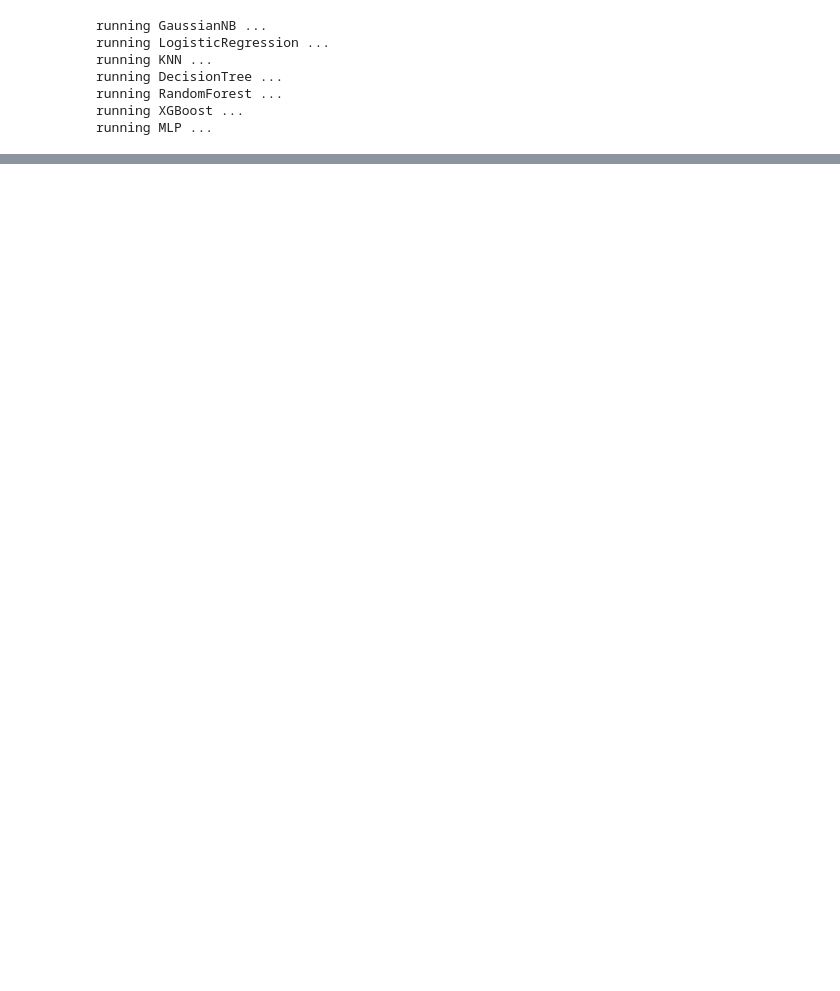
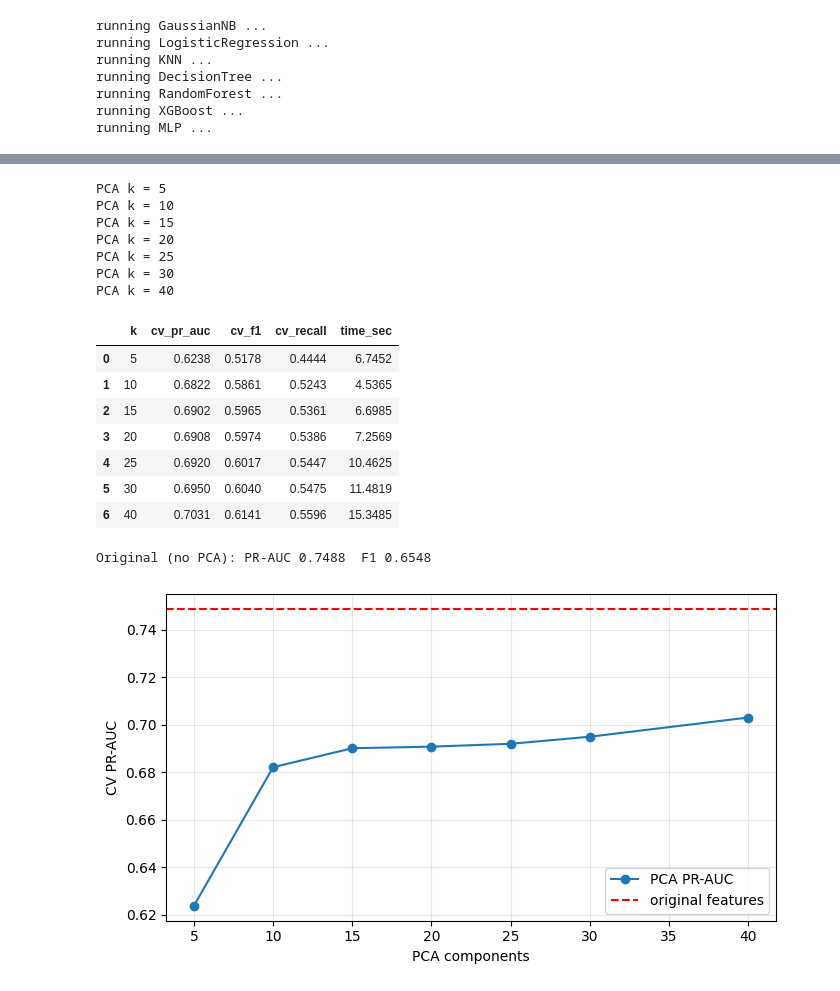
Before and after one commit to nourMelegy/City-Hotel-Booking-Demand-ML-Model, a Jupyter notebook: src/classification/tuned_training/Tuned_classfication_Fixed.ipynb, the cells around one changed output, grey strips where cells are left out. Cells and saved outputs as stored; diff of their text form; code cells hidden in the pictures; blank space fills up the shorter version.

```diff
--- a/src/classification/tuned_training/Tuned_classfication_Fixed.ipynb
+++ b/src/classification/tuned_training/Tuned_classfication_Fixed.ipynb
@@ -228,0 +630,62 @@ baseline.to_csv("../../../outputs/classification_Cross-validation_Results_AfterA
+# %%
+def make_pipe_reduced(model, reducer):
+    enc = ColumnTransformer(
+        [("agent", TargetEncoder(target_type="binary", smooth="auto", cv=5, random_state=SEED), ["Agent"])],
+        remainder="passthrough")
+    return Pipeline([("enc", enc),
+                     ("scaler", StandardScaler()),
+                     ("reduce", reducer),        # PCA or LDA
+                     ("model", model)])
+
+def run_cv_pipe(model_name, rep, pipe):
+    """5-fold CV of a ready pipeline. Same metrics as before."""
+    start = time.time()
+    res = cross_validate(pipe, X_train, y_train, cv=cv5, scoring=scoring, n_jobs=-1)
+    row = {"model": model_name, "features": rep}
+    for m in scoring:
+        row[f"cv_{m}"] = res[f"test_{m}"].mean()
+    row["cv_f1_std"] = res["test_f1"].std()
+    row["time_sec"] = time.time() - start
+    return row
+# %%
+best_xgb = clone(searches["XGBoost"].best_estimator_.named_steps["model"])   # tuned settings
+
+ref = run_cv_pipe("XGBoost", "original", make_pipe(clone(best_xgb), scale=False))
+
+sweep_rows = []
+for k in [5, 10, 15, 20, 25, 30, 40]:
+    print("PCA k =", k, flush=True)
+    r = run_cv_pipe("XGBoost", f"PCA_{k}", make_pipe_reduced(clone(best_xgb), PCA(n_components=k, random_state=SEED)))
+    r["k"] = k
+    sweep_rows.append(r)
+
+pca_sweep = pd.DataFrame(sweep_rows)
+display(pca_sweep[["k", "cv_pr_auc", "cv_f1", "cv_recall", "time_sec"]].round(4))
+print("Original (no PCA): PR-AUC", round(ref["cv_pr_auc"], 4), " F1", round(ref["cv_f1"], 4))
+
+plt.figure(figsize=(7, 4))
+plt.plot(pca_sweep["k"], pca_sweep["cv_pr_auc"], marker="o", label="PCA PR-AUC")
+plt.axhline(ref["cv_pr_auc"], color="red", linestyle="--", label="original features")
+plt.xlabel("PCA components"); plt.ylabel("CV PR-AUC"); plt.legend(); plt.grid(alpha=0.3)
+plt.tight_layout()
+plt.savefig("../../../outputs/classification_pca_components_sweep.png", dpi=150)
+plt.show()
+pca_sweep.to_csv("../../../outputs/classification_pca_sweep.csv", index=False)
+# %% [output]
+PCA k = 5
+PCA k = 10
+PCA k = 15
+PCA k = 20
+PCA k = 25
+PCA k = 30
+PCA k = 40
+|  | k | cv_pr_auc | cv_f1 | cv_recall | time_sec |
+| 0 | 5 | 0.6238 | 0.5178 | 0.4444 | 6.7452 |
+| 1 | 10 | 0.6822 | 0.5861 | 0.5243 | 4.5365 |
+| 2 | 15 | 0.6902 | 0.5965 | 0.5361 | 6.6985 |
+| 3 | 20 | 0.6908 | 0.5974 | 0.5386 | 7.2569 |
+| 4 | 25 | 0.6920 | 0.6017 | 0.5447 | 10.4625 |
+| 5 | 30 | 0.6950 | 0.6040 | 0.5475 | 11.4819 |
+| 6 | 40 | 0.7031 | 0.6141 | 0.5596 | 15.3485 |
+Original (no PCA): PR-AUC 0.7488  F1 0.6548
+[figure, added]
```
Also changed, not shown: parts of 32 cells of this notebook, 51 other files.
